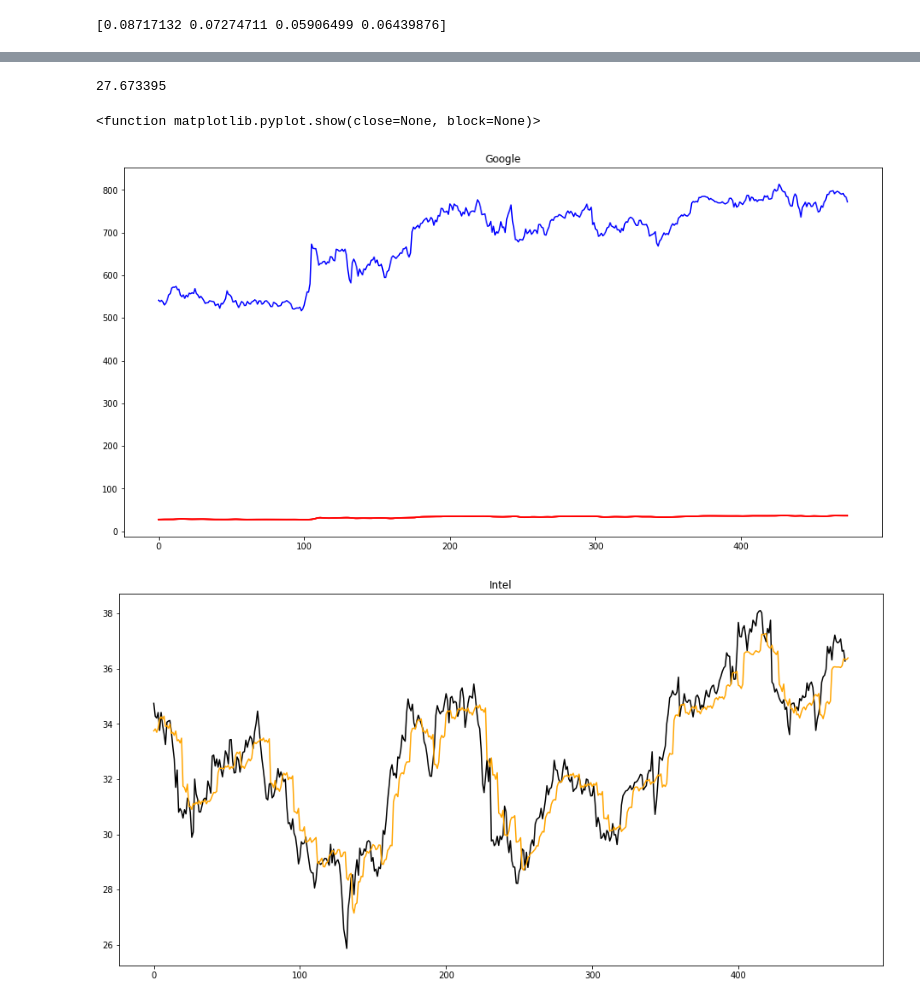
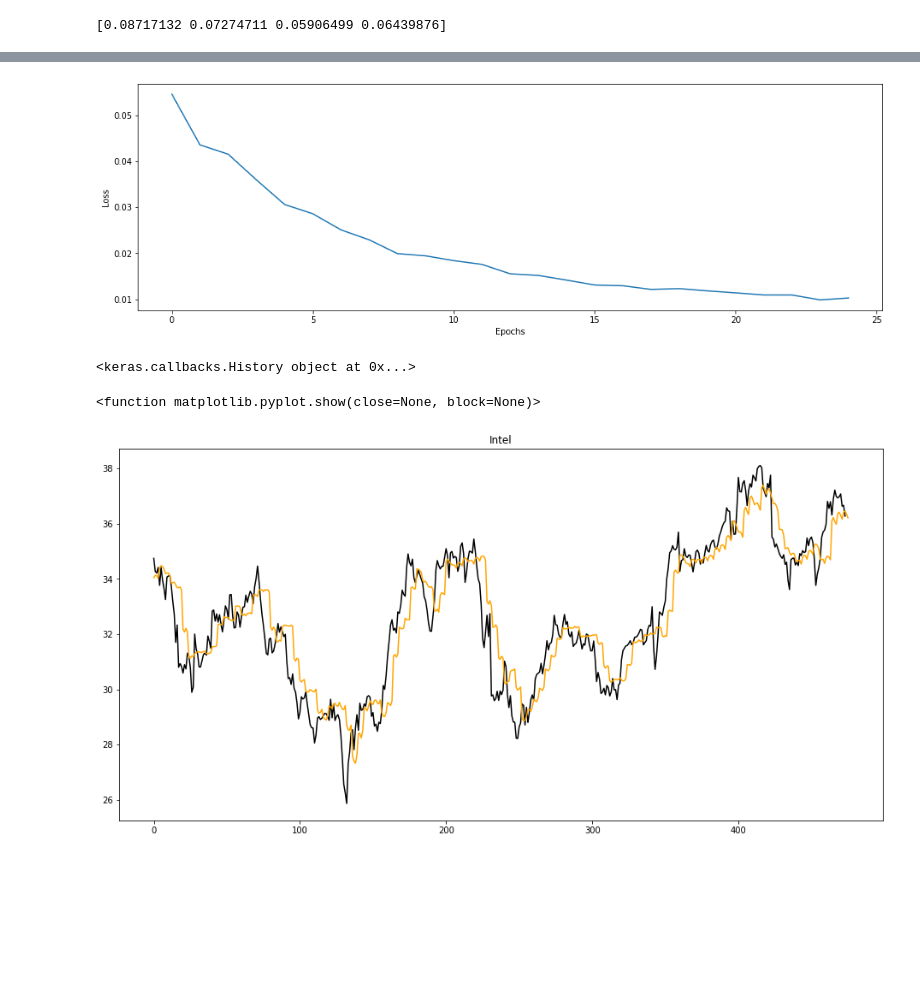
Before and after one commit to GrayMan124/SI_Projekt, a Jupyter notebook: Projekt2.ipynb, the cells around one changed output, grey strips where cells are left out. Drawn from its saved outputs; the diff is of its cells as text; code cells hidden in the pictures; blank space fills up the shorter version.

```diff
--- a/Projekt2.ipynb
+++ b/Projekt2.ipynb
@@ -251,13 +251,13 @@ print(y_train[2])
 # %%
 model=Sequential()
 
-model.add(LSTM(units=50, return_sequences=True, input_shape=(x_train.shape[1],1)))
-model.add(Dropout(0.2))
-model.add(LSTM(units=25, return_sequences=True))
-model.add(Dropout(0.2))
-model.add(LSTM(units=10))
-model.add(Dropout(0.2))
-model.add(Dense(units=4))
+model.add(LSTM(50,activation='tanh' ,return_sequences=True, input_shape=(x_train.shape[1],1)))
+model.add(Dropout(0.4))
+model.add(LSTM(25,activation='tanh', return_sequences=True))
+model.add(Dropout(0.4))
+model.add(LSTM(10,activation='tanh'))
+model.add(Dropout(0.4))
+model.add(Dense(4))
 
 model.compile(optimizer='adam',loss='mean_squared_error')
 model.summary()
@@ -280,6 +280,6 @@ Trainable params: 19,484
 Non-trainable params: 0
 _________________________________________________________________
 # %%
-model.fit(x_train,y_train,epochs=25,batch_size=32)
+history=model.fit(x_train,y_train,epochs=25,batch_size=32)
 # %% [output]
 Epoch 1/25
@@ -303,54 +302,46 @@ Epoch 25/25
+# %%
+
+plt.figure(figsize=(16,5))
+plt.plot(history.history['loss'])
+plt.xlabel('Epochs')
+plt.ylabel('Loss')
+plt.show()
+
+print(history)
+# %% [output]
+[figure, added]
+<keras.callbacks.History object at 0x...>
 # %%
-data1=google_data
 data2=intel_data
-scaled_data_google = scaler.fit_transform(data1['close'].values.reshape(-1,1))
+intel_close=data2['close'].values
 scaled_data_intel = scaler.fit_transform(data2['close'].values.reshape(-1,1))
 
-x_test_google=[]
 x_test_intel=[]
-for x in range(prediction_days,len(scaled_data_google)):
-    x_test_google.append(scaled_data_google[x-prediction_days:x,0])
 for x in range(prediction_days,len(scaled_data_intel)):
     x_test_intel.append(scaled_data_intel[x-prediction_days:x,0])
 
-x_test_google=np.array(x_test_google)
 x_test_intel=np.array(x_test_intel)
-x_test_google = np.reshape(x_test_google,(x_test_google.shape[0],x_test_google.shape[1],1))
 x_test_intel = np.reshape(x_test_intel,(x_test_intel.shape[0],x_test_intel.shape[1],1))
 
 
 
-predicted_google=model.predict(x_test_google)
-predicted_google=scaler.inverse_transform(predicted_google)
-final_predicted_google=[]
-for i in range(0,len(predicted_google),4):
-        final_predicted_google.append(predicted_google[i][0])
-        final_predicted_google.append(predicted_google[i][1])
-        final_predicted_google.append(predicted_google[i][2])
-        final_predicted_google.append(predicted_google[i][3])
-print(final_predicted_google[1])
+
 predicted_intel=model.predict(x_test_intel)
 predicted_intel=scaler.inverse_transform(predicted_intel)
 final_predicted_intel=[]
 for i in range(0,len(predicted_intel),4):
         final_predicted_intel.append(predicted_intel[i][0])
         final_predicted_intel.append(predicted_intel[i][1])
         final_predicted_intel.append(predicted_intel[i][2])
         final_predicted_intel.append(predicted_intel[i][3])
 
 
-plt.figure(figsize=(16,8))
-plt.plot(google_close[prediction_days:],label='Google Actual Data',color='blue')
-plt.plot(predicted_google,label='Predicted Google',color='red')
-plt.title("Google")
-plt.show
+
 plt.figure(figsize=(16,8))
 plt.title("Intel")
 plt.plot(intel_close[prediction_days:],label='Intel Actual Data',color='black')
-plt.plot(final_predicted_intel,label=name+'Predicted Intel',color='orange')
+plt.plot(final_predicted_intel,label='Predicted Intel',color='orange')
 plt.show
 # %% [output]
-27.673395
+<function matplotlib.pyplot.show(close=None, block=None)>
-<function matplotlib.pyplot.show(close=None, block=None)>
-[figure, old version]
+[figure, new version]
-[figure, removed]
```
Also changed, not shown: parts of 2 cells of this notebook.
